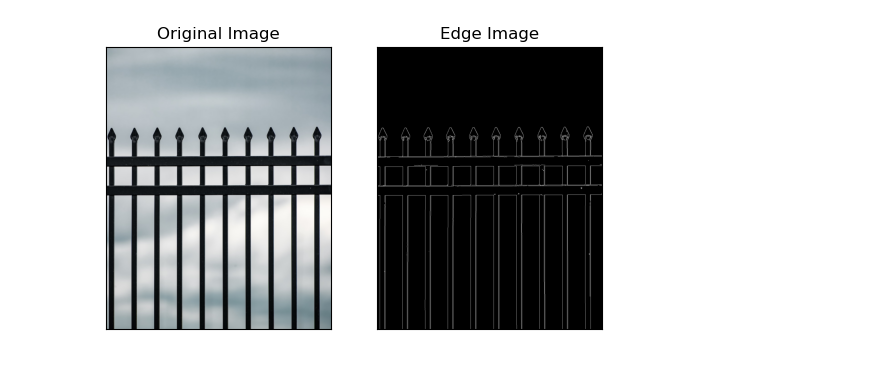
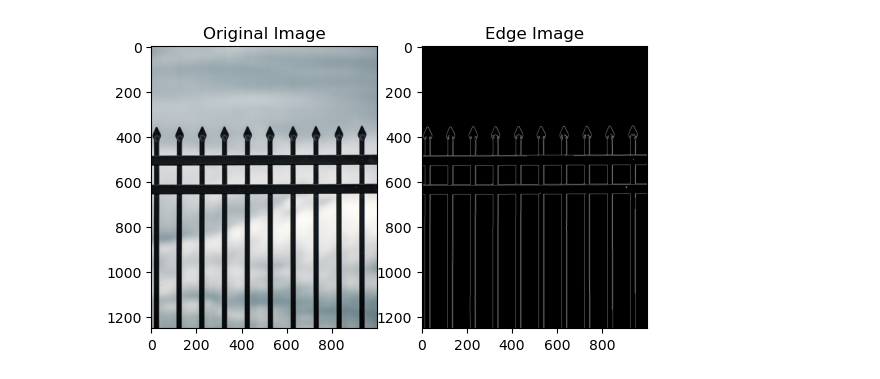
Before and after one commit to abdulahadbutt/CV701-Assignment2, a Jupyter notebook: main.ipynb, the cells around one changed output. Drawn from its saved outputs; the diff is of its cells as text; code cells hidden in the pictures.

Commit message:
finished canny edge, needs fine tuning

```diff
--- a/main.ipynb
+++ b/main.ipynb
@@ -158,0 +111,33 @@ edges.shape
+# %%
+def double_thresh_custom(non_max: np.ndarray, thresh1:int, thresh2:int):
+    # if inverted
+    if thresh1 > thresh2:
+        thresh1, thresh2 = thresh2, thresh1
+
+
+
+    res = np.zeros_like(non_max)
+    strong_i, strong_j = np.where(non_max >= thresh2)
+    weak_i, weak_j = np.where((non_max < thresh2) & (non_max > thresh1))
+
+    res[strong_i, strong_j] = thresh1
+    res[weak_i, weak_j] = thresh2
+
+    return res
+
+# ? Setting thresholds the same as cv2.Canny
+THRESH1 = 120
+THRESH2 = 230
+# TODO: problem starts with thresholding, find out why
+# Might be an issue with the range of non_max
+threshed_img = double_thresh_custom(non_max, THRESH1, THRESH2)
+
+
+
+# threshed_img = np.zeros_like(non_max)
+# strong_i, strong_j = np.where(non_max >= THRESH2)
+# threshed_img[strong_i, strong_j] = THRESH2
+
+final = hysteresis_custom(threshed_img, THRESH1, THRESH2)
+plt.imshow(threshed_img, cmap='gray')
+plt.show()
@@ -159,11 +146,15 @@ edges.shape
 # %%
-edges = cv2.Canny(img,100,200)
+img = cv2.imread('data/fence.jpg')
+img = cv2.cvtColor(img, cv2.COLOR_BGR2RGB)
+edges = cv2.Canny(blurred_img,THRESH1,THRESH2)
 
 plt.subplot(121),plt.imshow(img,cmap = 'gray')
-plt.title('Original Image'), plt.xticks([]), plt.yticks([])
+# plt.title('Original Image'), plt.xticks([]), plt.yticks([])
+plt.title('Original Image')
 plt.subplot(122),plt.imshow(edges,cmap = 'gray')
-plt.title('Edge Image'), plt.xticks([]), plt.yticks([])
+# plt.title('Edge Image'), plt.xticks([]), plt.yticks([])
+plt.title('Edge Image')
 
 plt.show()
 # %% [output]
-[figure, old version]
+[figure, new version]
```
Also changed, not shown: parts of 13 cells of this notebook.
